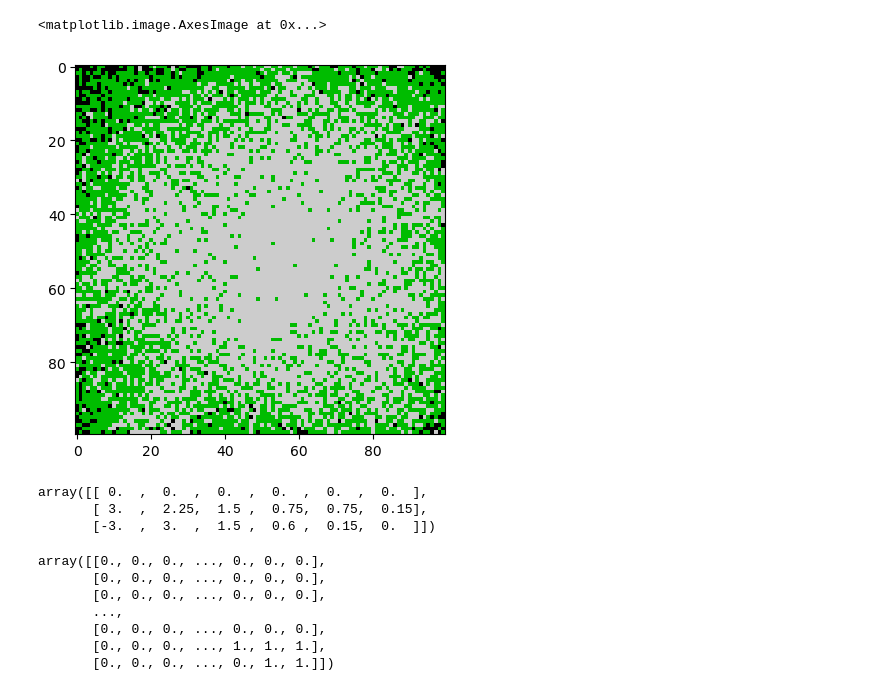
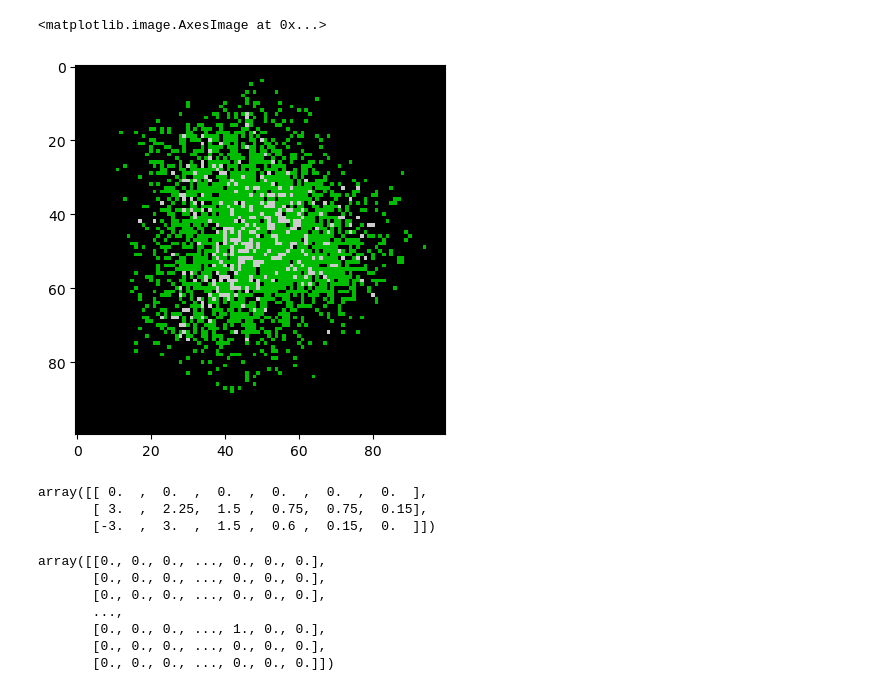
Before and after one commit to kuj24824/Complex_Systems, a Jupyter notebook: Code/BaseCityplanner_Alex.ipynb, the cells around one changed output. Drawn from its saved outputs; the diff is of its cells as text; code cells hidden in the pictures.

```diff
--- a/Code/BaseCityplanner_Alex.ipynb
+++ b/Code/BaseCityplanner_Alex.ipynb
@@ -3,7 +3,7 @@ import numpy as np
 import math
 import matplotlib.pyplot as plt
 # %%
-translation_rates = np.array([[[[0,0,0,0,0,0],[0,0,0,0,0,0],[0,0,0,0,0,0]],            #Transition from V to V based on V,R,C neighbor
+translation_rates_bkp = np.array([[[[0,0,0,0,0,0],[0,0,0,0,0,0],[0,0,0,0,0,0]],            #Transition from V to V based on V,R,C neighbor
                      [[0,0,0,0,0,0],[ 2, 1.5, 1, 0.5,0.5,0.1],[-2,2, 1, 0.4, 0.1, 0]], #Transition from V to R based on V,R,C neighbor
                      [[0,0,0,0,0,0],[4, 3, 2, 1.5, 1, 1],[25, 5, -1, -1, -1, -1]]],    #Transition from V to C based on V,R,C neighbor
                      [[[0,0,0,0,0,0],[ -2, -1.5, -1, -0.5,-0.5,-0.1],[2,-2, -1, -0.4, -0.1, 0]],                   #Transition from R to V based on V,R,C neighbor
@@ -13,12 +13,13 @@ translation_rates = np.array([[[[0,0,0,0,0,0],[0,0,0,0,0,0],[0,0,0,0,0,0]],
                      [[0,0,0,0,0,0],[-4, -3, -2, -1.5, -1, -1],[-25,-5, 2, 2, 2, 2]],                      #Transition from C to R based on V,R,C neighbor
                       [[0,0,0,0,0,0],[0,0,0,0,0,0],[0,0,0,0,0,0]]]]                    #Transition from C to C based on V,R,C neighbor
                             )
-translation_rates_bkp = np.array([[[[0,0,0,0,0,0],[0,0,0,0,0,0],[0,0,0,0,0,0]],            #Transition from V to V based on V,R,C neighbor
+
+translation_rates = np.array([[[[0,0,0,0,0,0],[0,0,0,0,0,0],[0,0,0,0,0,0]],            #Transition from V to V based on V,R,C neighbor
                      [[0,0,0,0,0,0],[ 2, 1.5, 1, 0.5,0.5,0.1],[-2,2, 1, 0.4, 0.1, 0]], #Transition from V to R based on V,R,C neighbor
-                     [[0,0,0,0,0,0],[4, 3, 2, 1.5, 1, 1],[25, 5, -1, -1, -1, -1]]],    #Transition from V to C based on V,R,C neighbor
+                     [[0,0,0,0,0,0],[4, 3, 2, 1.5, 1, 1],[25, 25, -1, -1, -1, -1]]],    #Transition from V to C based on V,R,C neighbor
                      [[[0,0,0,0,0,0],[0,0,0,0,0,0],[0,0,0,0,0,0]],                   #Transition from R to V based on V,R,C neighbor
                      [[0,0,0,0,0,0],[0,0,0,0,0,0],[0,0,0,0,0,0]],                      #Transition from R to R based on V,R,C neighbor
-                     [[0,0,0,0,0,0],[4, 3, 2, 1.5, 1, 1],[25, 5, -2, -2, -2, -2]]],   #Transition from R to C based on V,R,C neighbor
+                     [[0,0,0,0,0,0],[4, 3, 2, 1.5, 1, 1],[25, 25, -2, -2, -2, -2]]],   #Transition from R to C based on V,R,C neighbor
                      [[[0,0,0,0,0,0],[0,0,0,0,0,0],[0,0,0,0,0,0]],                     #Transition from C to V based on V,R,C neighbor
                      [[0,0,0,0,0,0],[0,0,0,0,0,0],[0,0,0,0,0,0]],                      #Transition from C to R based on V,R,C neighbor
                       [[0,0,0,0,0,0],[0,0,0,0,0,0],[0,0,0,0,0,0]]]]                    #Transition from C to C based on V,R,C neighbor
@@ -29,11 +30,12 @@ translation_rates[0][2][1]=translation_rates[0][2][1] * 0.01 #Amplify occurance
 translation_rates[0][2][2]=translation_rates[0][2][2] * 0.1 #Amplify occurance of C from C
 translation_rates[1][2][1]=translation_rates[1][2][1] * 0.01 #Amplify occurance of C from R
 translation_rates[1][2][2]=translation_rates[1][2][2] * 0.1 #Amplify occurance of C from C
-def mincelfun(inarr, params = 3,preservance = 200,perturbation=2.5,base = 1):
+
+def mincelfun(inarr, params = 3,preservance = 300,perturbation=2.5,base = 1):
     """
     The function takes a timeslice of the array and calculates of proportions of each neighbour in Moore neighbourhood.
     """
-    retprob = np.zeros(params) + base
+    retprob = np.zeros(params)
     totsum = 0
     map_center = int(math.floor(len(inarr)/2))
     center_param = int(inarr[map_center][map_center][0])
@@ -48,8 +50,8 @@ def mincelfun(inarr, params = 3,preservance = 200,perturbation=2.5,base = 1):
             retprob += translations # Uses value to index type of cell and increase value in prob array.
     totsum = sum(retprob)
     for g in range(params):
-        if retprob[g]<1:
-            retprob[g]=1
+        if retprob[g]<0:
+            retprob[g]=0
         else:
             stochastic_perturbation = 1 + (-1* np.log(np.random.rand()))**perturbation
             retprob[g] = stochastic_perturbation * retprob[g]
@@ -99,9 +101,9 @@ def CA_city(init_mat, moore_n = 6, params = 3, debug = False):
     # Assumes initmat is of shape N,N,2
     init_dimx,init_dimy,init_pars = np.shape(init_mat)
 
-    workgrid = np.zeros((init_dimx + 2 * moore_n, init_dimy + 2 * moore_n, init_pars))
-    retgrid = init_mat.copy()
-    workgrid[moore_n:-moore_n, moore_n:-moore_n] = init_mat
+    workgrid = np.zeros((init_dimx + 2 * moore_n, init_dimy + 2 * moore_n, init_pars)).astype(np.int8)
+    retgrid = init_mat.astype(np.int8)
+    workgrid[moore_n:-moore_n, moore_n:-moore_n] = init_mat.astype(np.int8)
     # Loops through the matrix dimensions, calls mincelfun() to find the values of neighbour cells.
     for i,rowarr in enumerate(init_mat):
         for j,val in enumerate(rowarr):
@@ -122,7 +124,7 @@ def init_grid(N,params):
     The function creates the initial state of the matrix and sets its values.
     Takes the dimensions of the grid and parameters as arguments and returns initial condition of matrix.
     """
-    retgrid = np.zeros((N,N,2))
+    retgrid = np.zeros((N,N,2)).astype(np.int8)
     center = math.floor(N/2) # finds the center of the grid
     retgrid[:,:,1] = 1 # sets the center of the grid as a 1.
     retgrid[center,center,0] =1
@@ -130,7 +132,7 @@ def init_grid(N,params):
     return retgrid
 # %%
 dimensions = 100
-time = 30
+time = 15
 solution_dev = np.empty((time,dimensions,dimensions,2))
 init_city = init_grid(dimensions,3)
 solution_dev[0] = init_city
@@ -138,10 +140,10 @@ solution_dev[1] = CA_city(solution_dev[0],moore_n=6)
 for step in range(2,time):
     solution_dev[step] = CA_city(solution_dev[step-1],moore_n=6)
 # %%
-plt.imshow(solution_dev[29,:,:,0], cmap = 'nipy_spectral', vmin = 0, vmax = 2)
+plt.imshow(solution_dev[14,:,:,0], cmap = 'nipy_spectral', vmin = 0, vmax = 2)
 # %% [output]
 <matplotlib.image.AxesImage at 0x...>
-[figure, old version]
+[figure, new version]
 # %%
 translation_rates[0][1][:]
 # %% [output]
@@ -155,6 +157,6 @@ array([[0., 0., 0., ..., 0., 0., 0.],
        [0., 0., 0., ..., 0., 0., 0.],
        [0., 0., 0., ..., 0., 0., 0.],
        ...,
+       [0., 0., 0., ..., 1., 0., 0.],
        [0., 0., 0., ..., 0., 0., 0.],
-       [0., 0., 0., ..., 1., 1., 1.],
-       [0., 0., 0., ..., 0., 1., 1.]])
+       [0., 0., 0., ..., 0., 0., 0.]])
```
Also changed, not shown: parts of 7 cells of this notebook.
